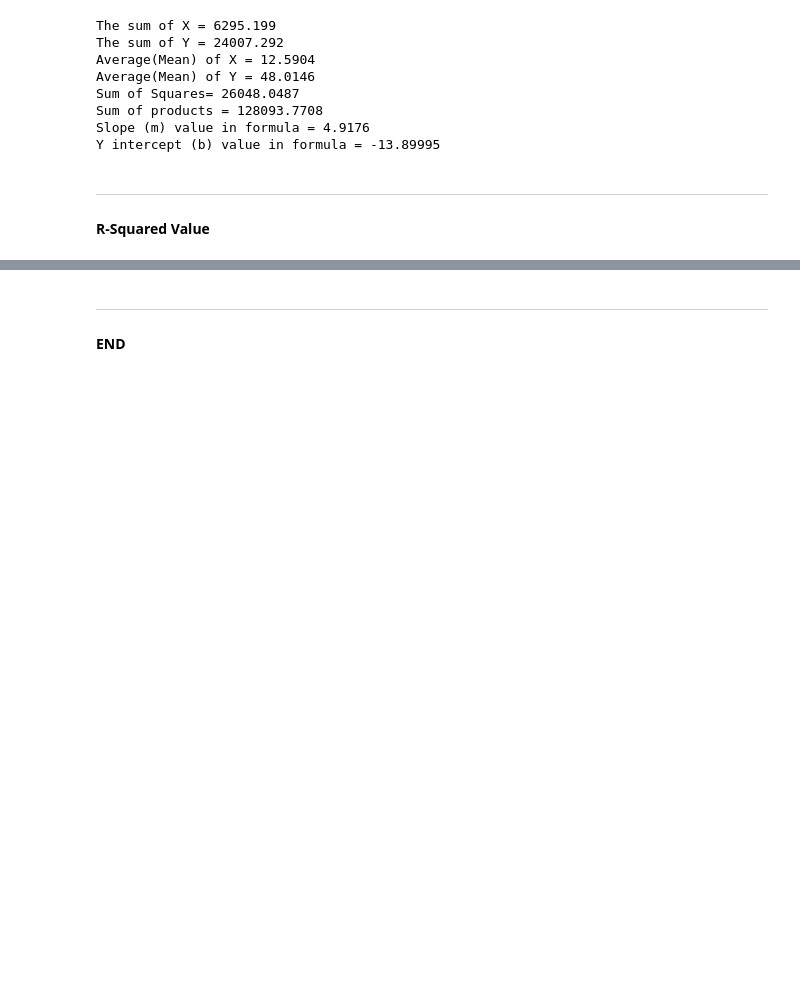
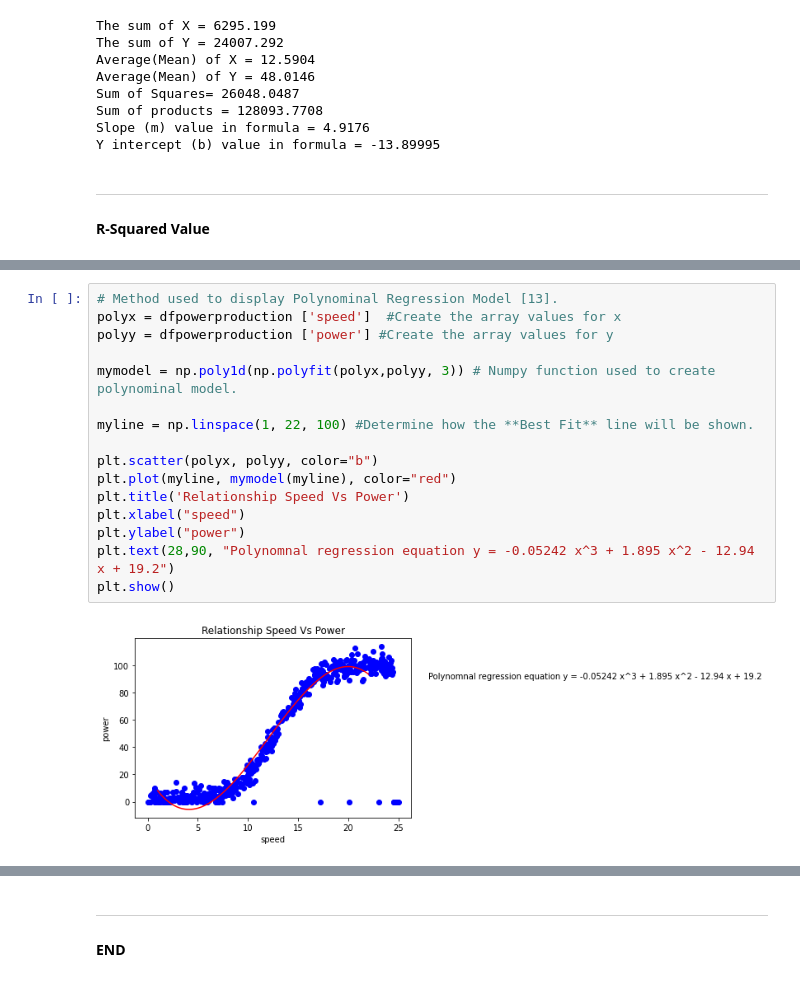
Before and after one commit to JackCaff/F-D-Project-2020, a Jupyter notebook: Fundamentals-of-Data-Analysis-Project-2020.ipynb, the cells around one changed output, grey strips where cells are left out. Cells and saved outputs as stored; diff of their text form; blank space fills up the shorter version.

```diff
--- a/Fundamentals-of-Data-Analysis-Project-2020.ipynb
+++ b/Fundamentals-of-Data-Analysis-Project-2020.ipynb
@@ -152,0 +200,18 @@ R Squared Value = 0.7289
+# %%
+# Method used to display Polynominal Regression Model [13].
+polyx = dfpowerproduction ['speed']  #Create the array values for x
+polyy = dfpowerproduction ['power'] #Create the array values for y
+
+mymodel = np.poly1d(np.polyfit(polyx,polyy, 3)) # Numpy function used to create polynominal model.
+
+myline = np.linspace(1, 22, 100) #Determine how the **Best Fit** line will be shown.
+
+plt.scatter(polyx, polyy, color="b")
+plt.plot(myline, mymodel(myline), color="red")
+plt.title('Relationship Speed Vs Power')
+plt.xlabel("speed")
+plt.ylabel("power")
+plt.text(28,90, "Polynomnal regression equation y = -0.05242 x^3 + 1.895 x^2 - 12.94 x + 19.2")
+plt.show()
+# %% [output]
+[figure, added]
```
Also changed, not shown: parts of 20 cells of this notebook.
